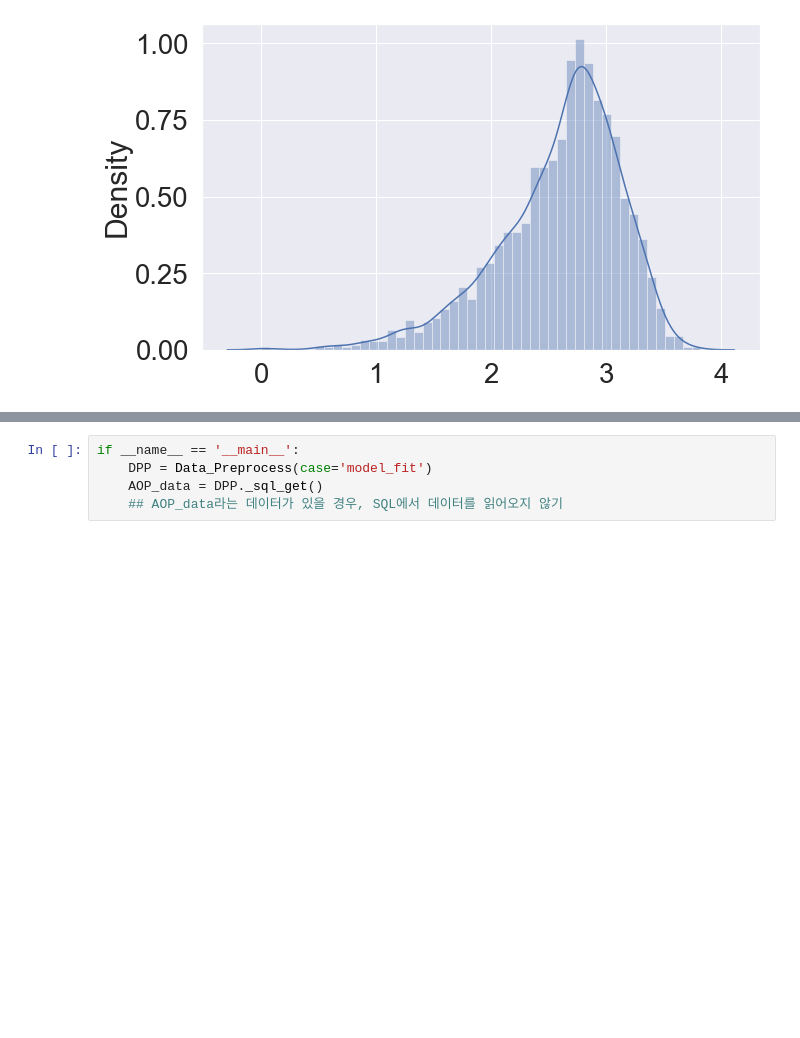
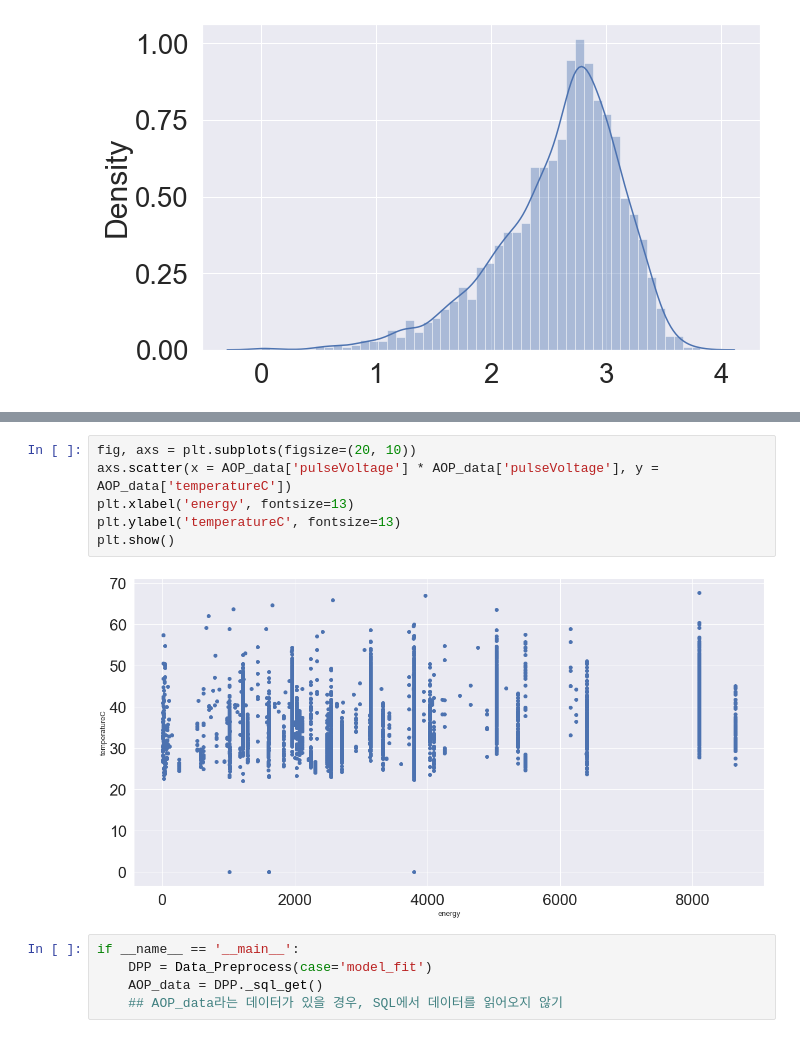
Before and after one commit to Hot-KimChi/ML_DL_study, a Jupyter notebook: Temperature measurement.ipynb, the cells around one changed output, grey strips where cells are left out. Saved outputs shown, nothing was run; the diff lists cells and outputs as text; blank space fills up the shorter version.

```diff
--- a/Temperature measurement.ipynb
+++ b/Temperature measurement.ipynb
@@ -275,3 +291,11 @@ Kurtosis : 1.239
+# %%
+fig, axs = plt.subplots(figsize=(20, 10))
+axs.scatter(x = AOP_data['pulseVoltage'] * AOP_data['pulseVoltage'], y = AOP_data['temperatureC'])
+plt.xlabel('energy', fontsize=13)
+plt.ylabel('temperatureC', fontsize=13)
+plt.show()
+# %% [output]
+[figure, added]
 # %%
 if __name__ == '__main__':
     DPP = Data_Preprocess(case='model_fit')
```
Also changed, not shown: parts of 2 cells of this notebook, 1 other file.
